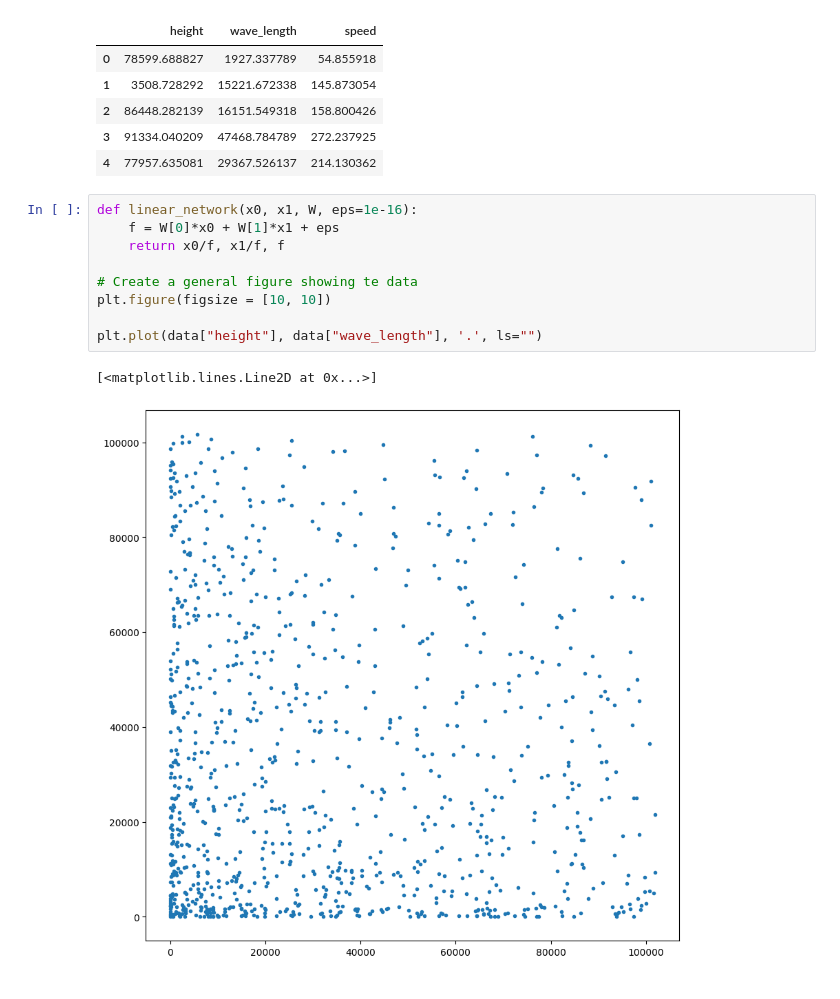
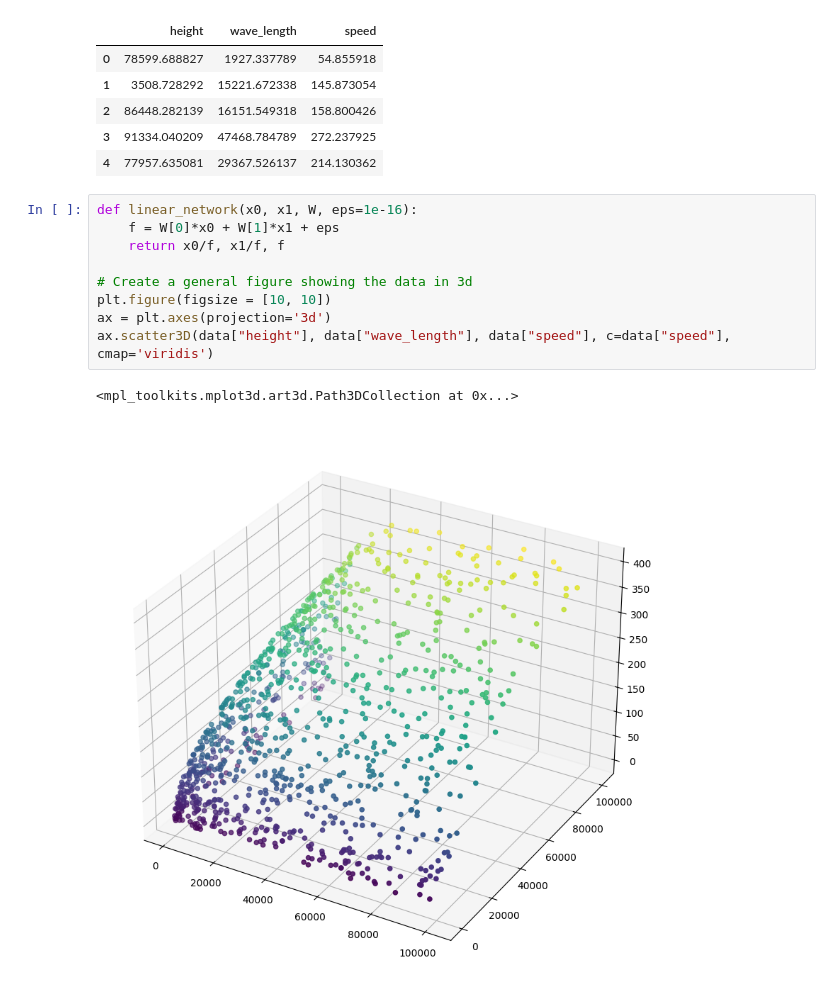
Before and after one commit to CtrlC-CtrlV-ftw/newrepoass2, a Jupyter notebook: 1B - Linear Regression.ipynb, the cells around one changed output. Cells and saved outputs as stored; diff of their text form.

```diff
--- a/1B - Linear Regression.ipynb
+++ b/1B - Linear Regression.ipynb
@@ -15,13 +15,13 @@ data.head()
 # %%
 def linear_network(x0, x1, W, eps=1e-16):
     f = W[0]*x0 + W[1]*x1 + eps
     return x0/f, x1/f, f
 
-# Create a general figure showing te data
+# Create a general figure showing the data in 3d
 plt.figure(figsize = [10, 10])
-
-plt.plot(data["height"], data["wave_length"], '.', ls="")
+ax = plt.axes(projection='3d')
+ax.scatter3D(data["height"], data["wave_length"], data["speed"], c=data["speed"], cmap='viridis')
 # %% [output]
-[<matplotlib.lines.Line2D at 0x...>]
+<mpl_toolkits.mplot3d.art3d.Path3DCollection at 0x...>
-[figure, old version]
+[figure, new version]
 # %%
```
Also changed, not shown: parts of 4 cells of this notebook.
